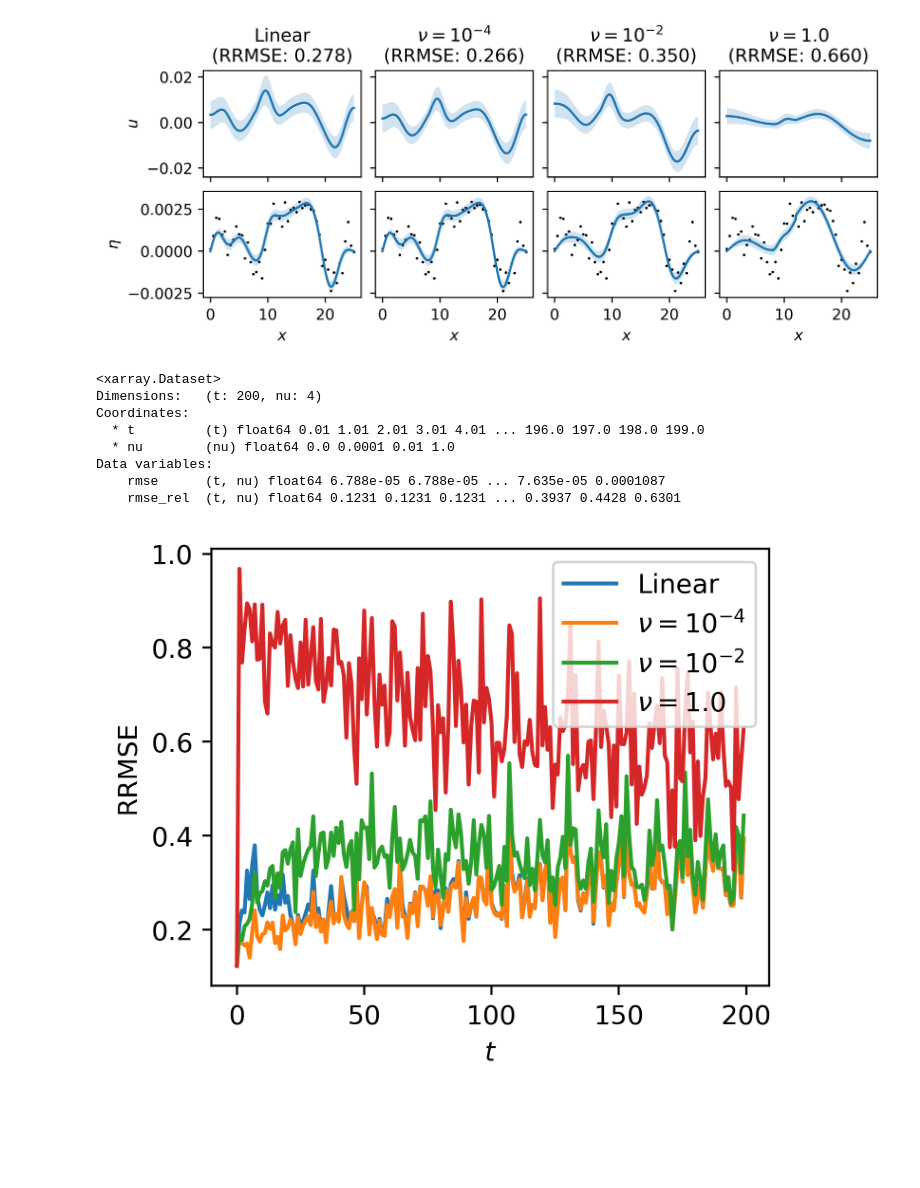
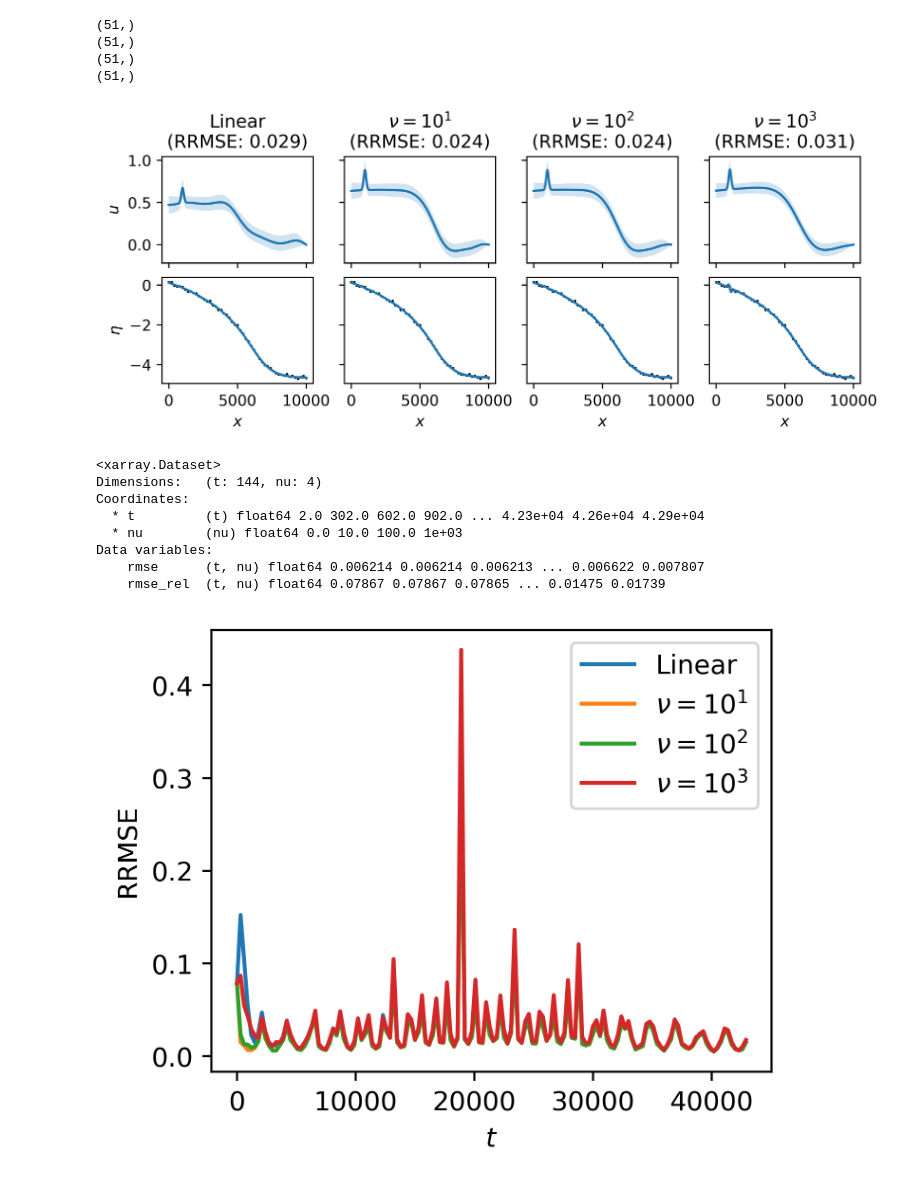
Before and after one commit to connor-duffin/sswe, a Jupyter notebook: notebooks/introductory-examples.ipynb, the cells around one changed output. Saved outputs shown, nothing was run; the diff lists cells and outputs as text; code cells hidden in the pictures; blank space fills up the shorter version.

Commit message:
Updated example (tidal flow) filter runs

```diff
--- a/notebooks/introductory-examples.ipynb
+++ b/notebooks/introductory-examples.ipynb
@@ -14,8 +14,8 @@ from figures import figure_sizes, texp
 # %%
 # HACK(connor) to get x-coords
 swe = ShallowOne(
-    control=dict(nx=500, dt=0.01, theta=0.6, simulation="immersed_bump"),
-    params=dict(nu=1e-6, bump_centre=10))
+    control=dict(nx=500, dt=2., theta=0.6, simulation="tidal_flow"),
+    params=dict(nu=1., bump_centre=1000))
 
 
 def plot_means_vars(output_files):
@@ -37,17 +37,18 @@ def plot_means_vars(output_files):
         # linear = checkpoint["/"].attrs["linear"]
 
         # just verify we are doing the correct thing
-        idx_plot = 18_000
-        assert checkpoint["/"].attrs["rho_h"] == 1.
+        idx_plot = 12_000
+        assert checkpoint["/"].attrs["rho_h"] == 2e-3
         t_plot = checkpoint["/t"][idx_plot]
-        t_obs = checkpoint["/t_obs"][180]
+        t_obs = checkpoint["/t_obs"][idx_plot // 150]
+        np.testing.assert_allclose(t_plot, t_obs)
 
         # get data
-        dat = xr.open_dataset("../data/h_bump.nc")
+        dat = xr.open_dataset("../data/h_bump_test.nc")
         t_obs = dat.coords["t"].values[idx_plot + 1]
         x_obs = dat.coords["x"].values[::nx_skip]
         y_obs = dat["h"].values[idx_plot + 1, ::nx_skip]  # dont include IC
-        np.testing.assert_allclose(t_plot, t_obs)
+        print(y_obs.shape)
 
         # running across it all
         u_mean = checkpoint["/u_mean"][idx_plot, :]
@@ -83,11 +82,15 @@ WARNING: user expression has not supplied value_shape method or an element. Assu
 # %%
-files = ["../outputs/linear-posterior-c-10.0-nt_skip-100-nu-0.00e+00-k-32.h5",
-         "../outputs/nonlinear-posterior-c-10.0-nt_skip-100-nu-1.00e-04-k-32.h5",
-         "../outputs/nonlinear-posterior-c-10.0-nt_skip-100-nu-1.00e-02-k-32.h5",
-         "../outputs/nonlinear-posterior-c-10.0-nt_skip-100-nu-1.00e+00-k-32.h5"]
+files = ["../outputs/swe-bump-tidal-redo/linear-posterior-c-1000.0-nt_skip-150-nu-0.00e+00-k-32.h5",
+         "../outputs/swe-bump-tidal-redo/nonlinear-posterior-c-1000.0-nt_skip-150-nu-1.00e+01-k-32.h5",
+         "../outputs/swe-bump-tidal-redo/nonlinear-posterior-c-1000.0-nt_skip-150-nu-1.00e+02-k-32.h5",
+         "../outputs/swe-bump-tidal-redo/nonlinear-posterior-c-1000.0-nt_skip-150-nu-1.00e+03-k-32.h5"]
 plot_means_vars(files)
 # %% [output]
+(51,)
+(51,)
+(51,)
+(51,)
-[figure, old version]
+[figure, new version]
 # %%
 def get_errors(output_file):
     """ Read in errors from output file. """
@@ -99,7 +102,6 @@ def get_errors(output_file):
     linear = checkpoint["/"].attrs["linear"]
 
     # just verify we are doing the correct thing
-    assert checkpoint["/"].attrs["rho_h"] == 1.
     t_obs = checkpoint["/t_obs"][:]
     rmse = checkpoint["/rmse"][:]
     rmse_rel = checkpoint["/rmse_rel"][:]
@@ -126,13 +128,13 @@ errors_nonlinear = xr.merge(errors_ds)
 errors_nonlinear
 # %% [output]
 <xarray.Dataset>
-Dimensions:   (t: 200, nu: 4)
+Dimensions:   (t: 144, nu: 4)
 Coordinates:
-  * t         (t) float64 0.01 1.01 2.01 3.01 4.01 ... 196.0 197.0 198.0 199.0
-  * nu        (nu) float64 0.0 0.0001 0.01 1.0
+  * t         (t) float64 2.0 302.0 602.0 902.0 ... 4.23e+04 4.26e+04 4.29e+04
+  * nu        (nu) float64 0.0 10.0 100.0 1e+03
 Data variables:
-    rmse      (t, nu) float64 6.788e-05 6.788e-05 ... 7.635e-05 0.0001087
-    rmse_rel  (t, nu) float64 0.1231 0.1231 0.1231 ... 0.3937 0.4428 0.6301
+    rmse      (t, nu) float64 0.006214 0.006214 0.006213 ... 0.006622 0.007807
+    rmse_rel  (t, nu) float64 0.07867 0.07867 0.07865 ... 0.01475 0.01739
 # %%
 fig, ax = plt.subplots(1, 1,
                        constrained_layout=True,
@@ -150,4 +152,4 @@ ax.set_ylabel("RRMSE")
 ax.set_xlabel(r"$t$")
 plt.savefig("../figures/intro-example-rrmse.pdf")
 # %% [output]
-[figure, old version]
+[figure, new version]
```
Also changed, not shown: parts of 1 cell of this notebook, 2 other files.
